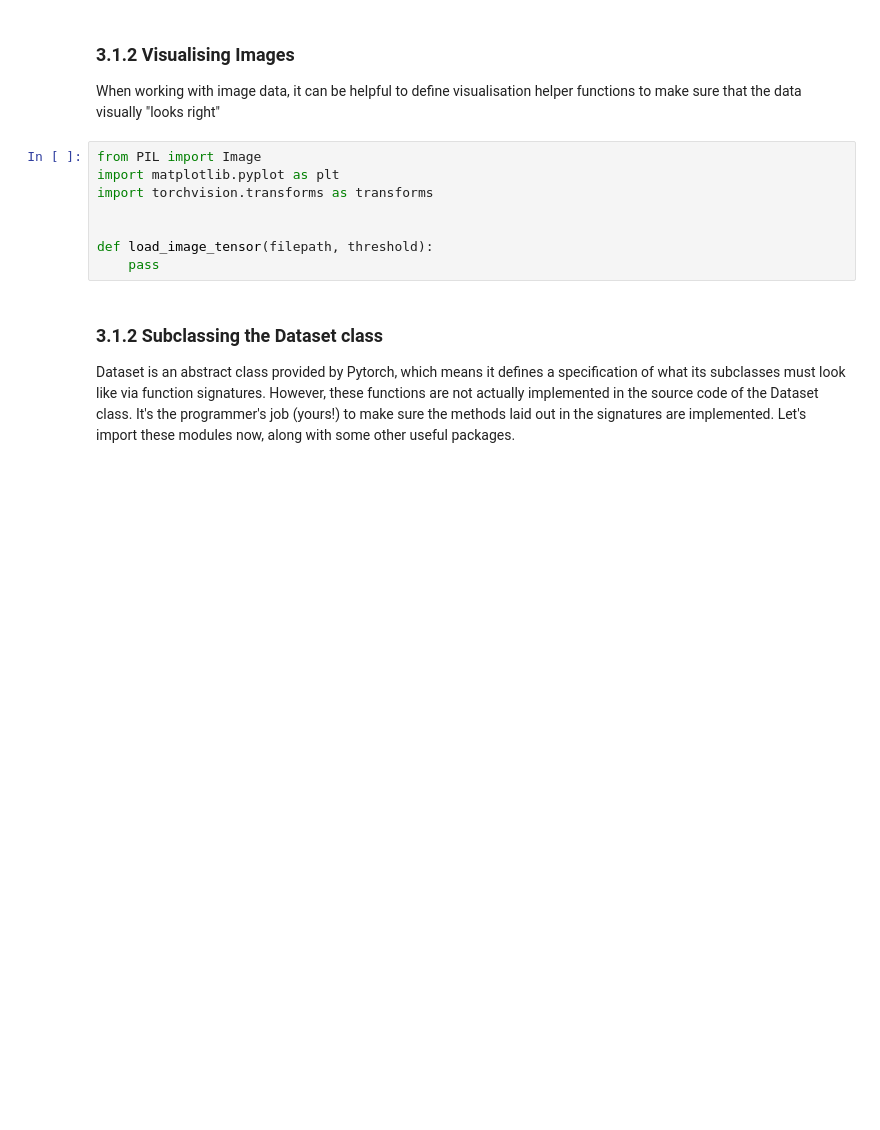
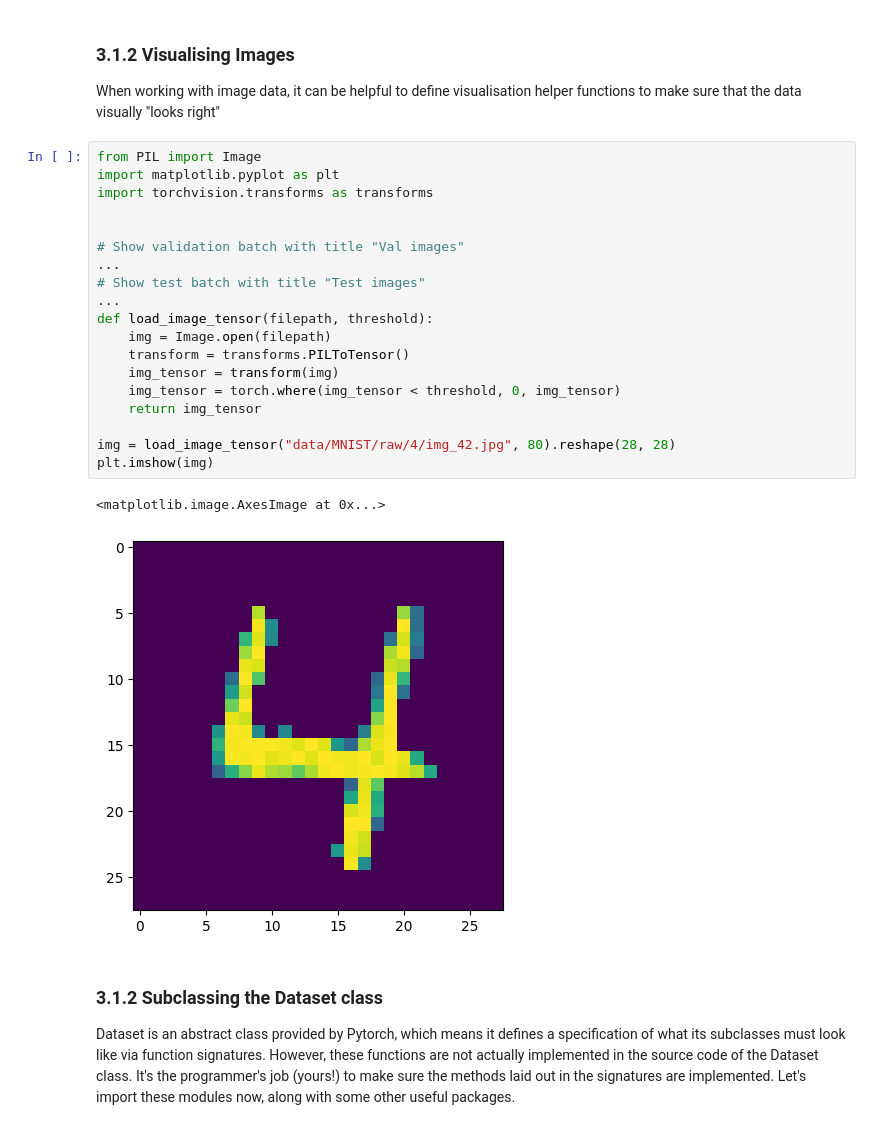
Before and after one commit to jayathungek/sem-deeplearning, a Jupyter notebook: week-3-loading-data.ipynb, the cells around one changed output. Drawn from its saved outputs; the diff is of its cells as text; blank space fills up the shorter version.

```diff
--- a/week-3-loading-data.ipynb
+++ b/week-3-loading-data.ipynb
@@ -68,11 +68,25 @@ When working with image data, it can be helpful to define visualisation helper f
 # %%
 from PIL import Image
 import matplotlib.pyplot as plt
 import torchvision.transforms as transforms
 
 
+# Show validation batch with title "Val images"
+...
+# Show test batch with title "Test images"
+...
 def load_image_tensor(filepath, threshold):
-    pass
+    img = Image.open(filepath)
+    transform = transforms.PILToTensor()
+    img_tensor = transform(img)
+    img_tensor = torch.where(img_tensor < threshold, 0, img_tensor)
+    return img_tensor
+
+img = load_image_tensor("data/MNIST/raw/4/img_42.jpg", 80).reshape(28, 28)
+plt.imshow(img)
+# %% [output]
+<matplotlib.image.AxesImage at 0x...>
+[figure, added]
 # %% [markdown]
 ### 3.1.2 Subclassing the Dataset class
 Dataset is an abstract class provided by Pytorch, which means it defines a specification of what its subclasses must look like via function signatures. However, these functions are not actually implemented in the source code of the Dataset class. It's the programmer's job (yours!) to make sure the methods laid out in the signatures are implemented. Let's import these modules now, along with some other useful packages.
```
Also changed, not shown: parts of 4 cells of this notebook, 1 other file.
